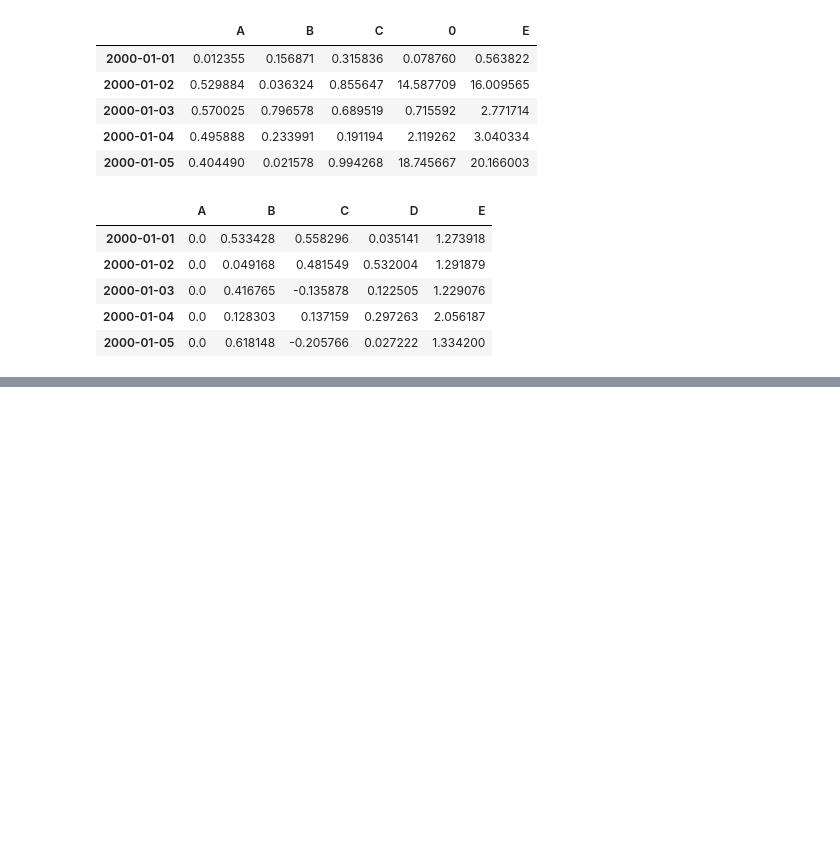
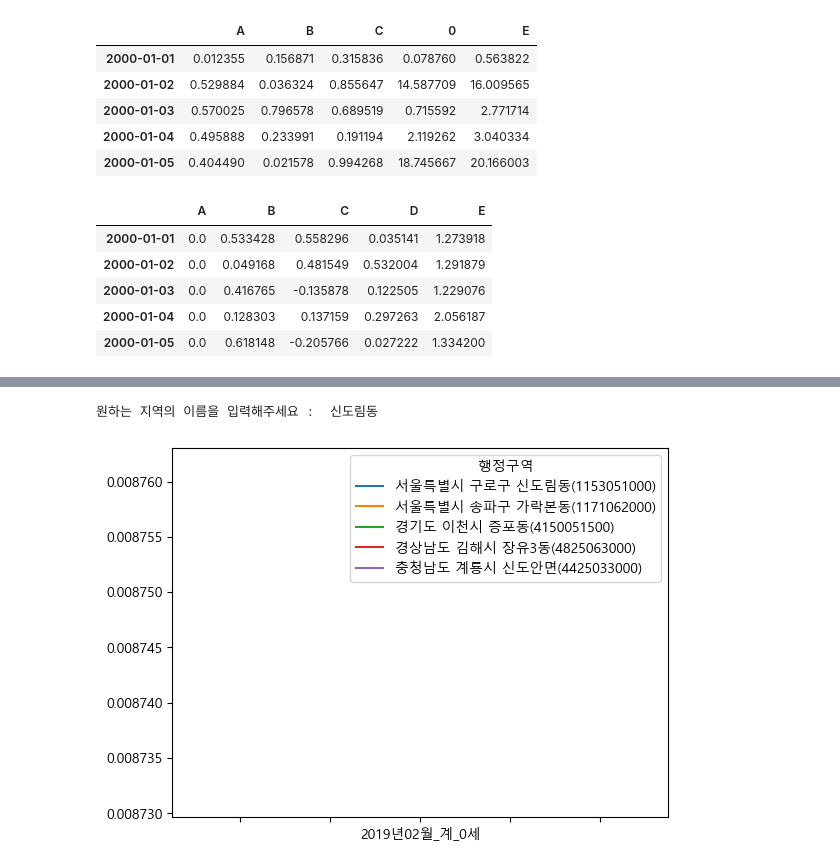
Before and after one commit to aguywhohasADHD/python_project, a Jupyter notebook: alldata/unit-09-02.ipynb, the cells around one changed output, grey strips where cells are left out. Drawn from its saved outputs; the diff is of its cells as text; code cells hidden in the pictures; blank space fills up the shorter version.

```diff
--- a/alldata/unit-09-02.ipynb
+++ b/alldata/unit-09-02.ipynb
@@ -117,0 +172,16 @@ df.head()
+# %%
+import numpy as np
+import pandas as pd
+from matplotlib import pyplot as plt
+plt.rc('font',family='Malgun Gothic')
+df=pd.read_csv('age.csv',encoding='cp949',index_col=0)
+df=df.div(df['총인구수'],axis=0)
+del df['총인구수'],df['연령구간인구수']
+name=input('원하는 지역의 이름을 입력해주세요 : ')
+a=df.index.str.contains(name)
+df2=df[a]
+df.loc[np.power(df.sub(df2.iloc[0],axis=1),2).sum(axis=1).sort_values().index[:5]].T.plot()
+plt.show()
+# %% [output]
+원하는 지역의 이름을 입력해주세요 :  신도림동
+[figure, added]
```
Also changed, not shown: parts of 3 cells of this notebook, 7 other files.
